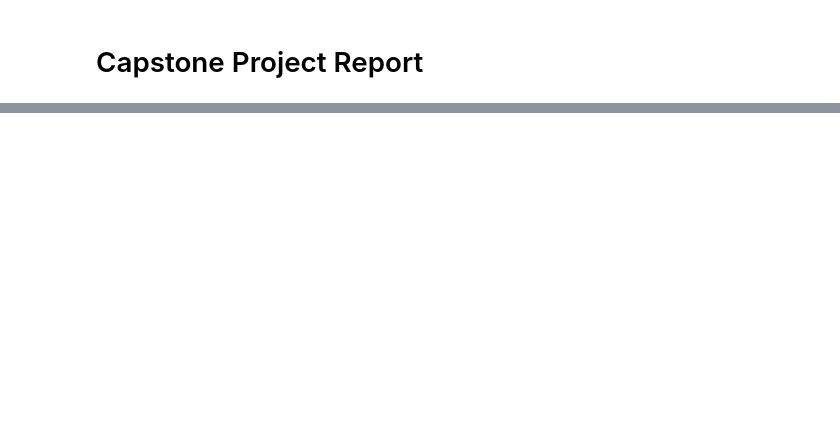
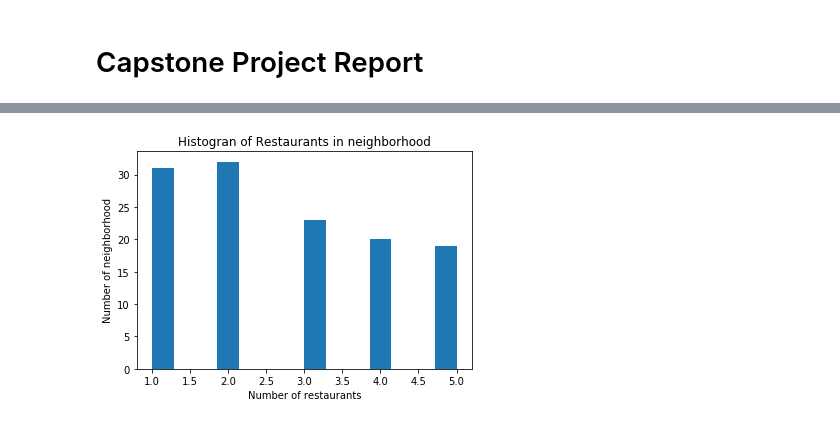
Before and after one commit to nhatle88/Coursera_Capstone, a Jupyter notebook: capstone-project-report.ipynb, the cells around one changed output, grey strips where cells are left out. Saved outputs shown, nothing was run; the diff lists cells and outputs as text; code cells hidden in the pictures; blank space fills up the shorter version.

```diff
--- a/capstone-project-report.ipynb
+++ b/capstone-project-report.ipynb
@@ -30,0 +94,8 @@ Finally, I will have the short list of suggested locations for him to call to ch
+# %%
+CLIENT_ID = '2BEDWJ3DPTS5FYNZNMKDK00ASCPWRE5WIGW4GNKJ2YIDJ1LG' # your Foursquare ID
+CLIENT_SECRET = 'CE0EEKHXO2XOEIAKAFC0C1VNVEXGXBLWLQUHF3UTWKGN2DQL' # your Foursquare Secret
+VERSION = '20180605' # Foursquare API version
+
+print('Your credentails:')
+print('CLIENT_ID: ' + CLIENT_ID)
+print('CLIENT_SECRET:' + CLIENT_SECRET)
@@ -30,0 +146,2 @@ Finally, I will have the short list of suggested locations for him to call to ch
+# %%
+newyork_venues = getNearbyVenues(names=neighborhoods['Neighborhood'],latitudes=neighborhoods['Latitude'],longitudes=neighborhoods['Longitude'])
@@ -30,0 +346,11 @@ Finally, I will have the short list of suggested locations for him to call to ch
+# %%
+# Display neighborhood has restaurant
+newyork_restaurant = newyork_venues[newyork_venues['Venue Category'].str.contains('Restaurant')]
+print(newyork_restaurant.shape)
+newyork_restaurant.head()
+# %%
+# Group the neighboorhood to count the total restaurant in each neighborhood and sorting it
+neigh_restaurant_count = newyork_restaurant['Neighborhood'].value_counts().rename_axis('Neighborhood').reset_index(name='Counts')
+neigh_restaurant_count.sort_values(by=['Counts'],ascending=False, inplace=True)
+print(neigh_restaurant_count.shape)
+neigh_restaurant_count.head()
@@ -30,0 +365,14 @@ Finally, I will have the short list of suggested locations for him to call to ch
+# %%
+# Draw a histogram chart to see the visual of restaurant frequency
+import numpy as np
+import matplotlib
+import matplotlib.pyplot as plt
+
+neigh_restaurant_count['Counts'].plot(kind = 'hist',bins= 14)
+plt.title('Histogran of Restaurants in neighborhood')
+plt.ylabel('Number of neighborhood')
+plt.xlabel('Number of restaurants')
+
+plt.show()
+# %% [output]
+[figure, added]
```
Also changed, not shown: parts of 57 cells of this notebook.
